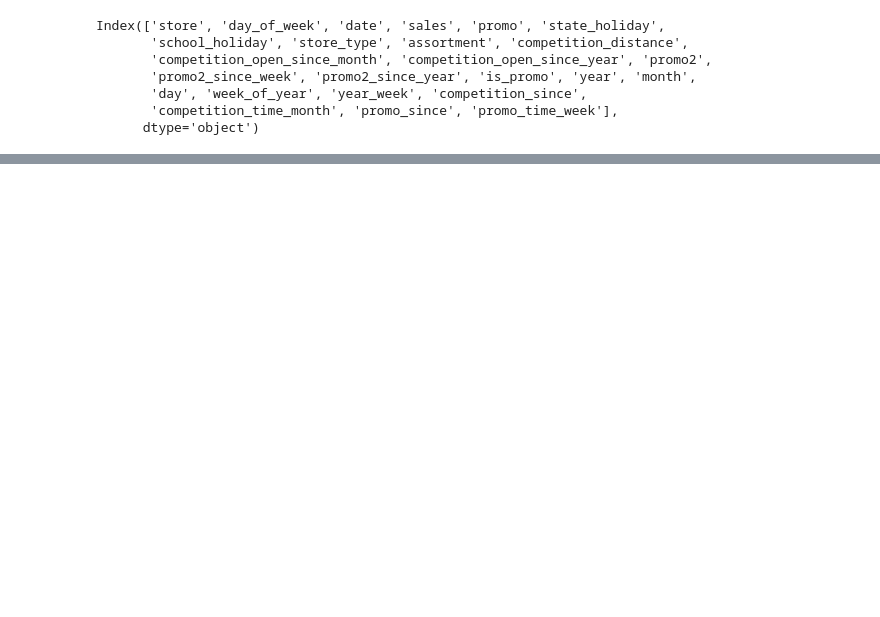
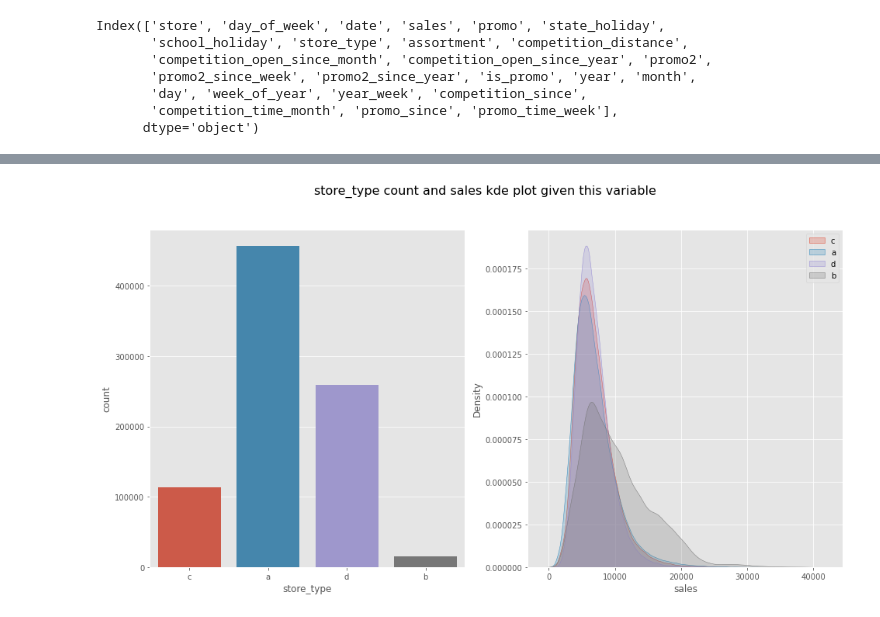
Before and after one commit to Emersonmiady/data-science-em-producao, a Jupyter notebook: rossman_store_sales.ipynb, the cells around one changed output, grey strips where cells are left out. Cells and saved outputs as stored; diff of their text form; code cells hidden in the pictures; blank space fills up the shorter version.

```diff
--- a/rossman_store_sales.ipynb
+++ b/rossman_store_sales.ipynb
@@ -851,0 +946,5 @@ Index(['store', 'day_of_week', 'date', 'sales', 'promo', 'state_holiday',
+# %%
+# store_type
+plot_countplot_and_sales_kdeplot('store_type', df)
+# %% [output]
+[figure, added]
```
Also changed, not shown: parts of 35 cells of this notebook.
